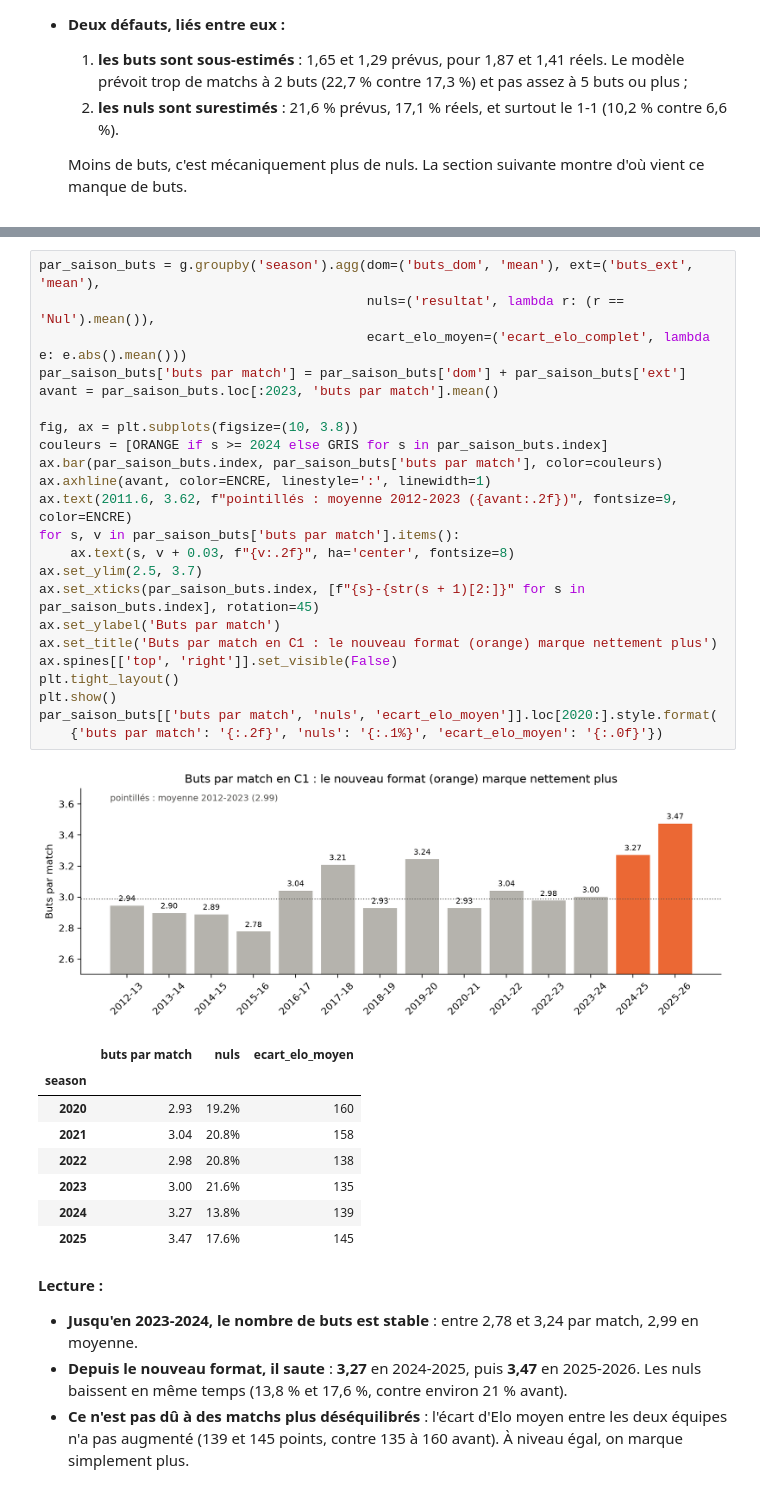
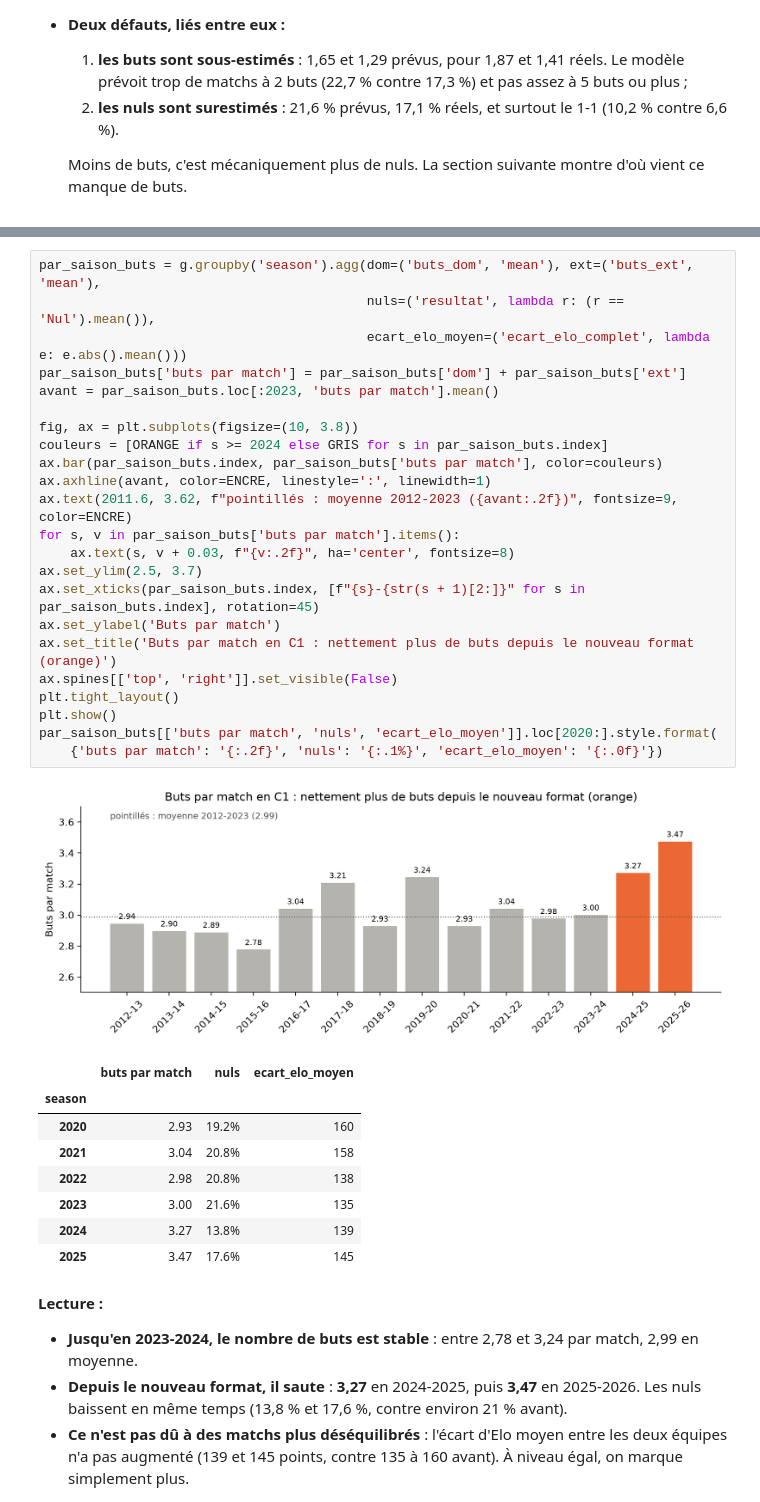
Before and after one commit to moussa197/CHAMPIONS-, a Jupyter notebook: analyse/MODEL_POISSON.ipynb, the cells around one changed output, grey strips where cells are left out. Saved outputs shown, nothing was run; the diff lists cells and outputs as text.

```diff
--- a/analyse/MODEL_POISSON.ipynb
+++ b/analyse/MODEL_POISSON.ipynb
@@ -482,28 +599,28 @@ La section 6 montre que le modèle **sous-estime les buts** sur le test. On rega
 # %%
 par_saison_buts = g.groupby('season').agg(dom=('buts_dom', 'mean'), ext=('buts_ext', 'mean'),
                                           nuls=('resultat', lambda r: (r == 'Nul').mean()),
                                           ecart_elo_moyen=('ecart_elo_complet', lambda e: e.abs().mean()))
 par_saison_buts['buts par match'] = par_saison_buts['dom'] + par_saison_buts['ext']
 avant = par_saison_buts.loc[:2023, 'buts par match'].mean()
 
 fig, ax = plt.subplots(figsize=(10, 3.8))
 couleurs = [ORANGE if s >= 2024 else GRIS for s in par_saison_buts.index]
 ax.bar(par_saison_buts.index, par_saison_buts['buts par match'], color=couleurs)
 ax.axhline(avant, color=ENCRE, linestyle=':', linewidth=1)
 ax.text(2011.6, 3.62, f"pointillés : moyenne 2012-2023 ({avant:.2f})", fontsize=9, color=ENCRE)
 for s, v in par_saison_buts['buts par match'].items():
     ax.text(s, v + 0.03, f"{v:.2f}", ha='center', fontsize=8)
 ax.set_ylim(2.5, 3.7)
 ax.set_xticks(par_saison_buts.index, [f"{s}-{str(s + 1)[2:]}" for s in par_saison_buts.index], rotation=45)
 ax.set_ylabel('Buts par match')
-ax.set_title('Buts par match en C1 : le nouveau format (orange) marque nettement plus')
+ax.set_title('Buts par match en C1 : nettement plus de buts depuis le nouveau format (orange)')
 ax.spines[['top', 'right']].set_visible(False)
 plt.tight_layout()
 plt.show()
 par_saison_buts[['buts par match', 'nuls', 'ecart_elo_moyen']].loc[2020:].style.format(
     {'buts par match': '{:.2f}', 'nuls': '{:.1%}', 'ecart_elo_moyen': '{:.0f}'})
 # %% [output]
-[figure, old version]
+[figure, new version]
 |  | buts par match | nuls | ecart_elo_moyen |
 | season |  |  |  |
 | 2020 | 2.93 | 19.2% | 160 |
```
Also changed, not shown: parts of 27 cells of this notebook, 1 other file.
